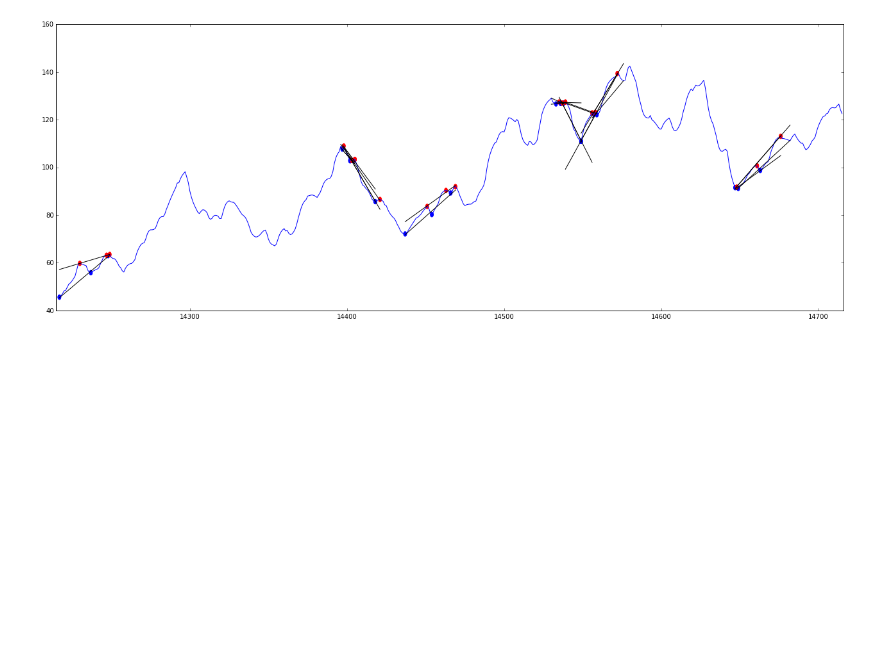
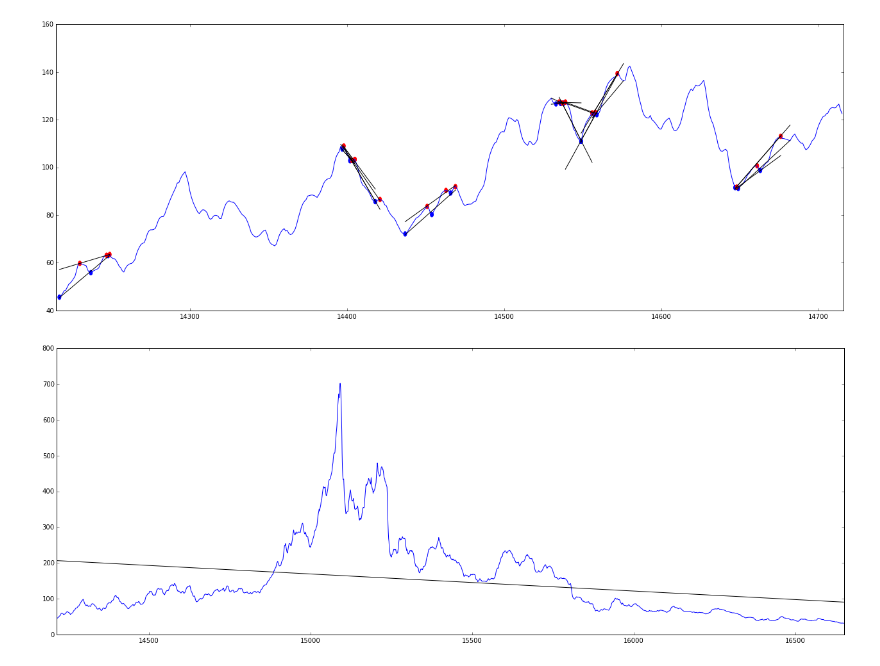
Before and after one commit to Anastasiya-Zhyrkevich/Notebooks, a Jupyter notebook: Untitled1.ipynb, the cells around one changed output. Saved outputs shown, nothing was run; the diff lists cells and outputs as text; code cells hidden in the pictures; blank space fills up the shorter version.

```diff
--- a/Untitled1.ipynb
+++ b/Untitled1.ipynb
@@ -63,3 +63,13 @@ for x1, x2, a1, b1, a2, b2 in lines:
     draw_line(fig, ax, x1, x2, a2, b2)
 # %% [output]
 [figure]
+# %%
+fig,ax = create_plot(0, 300)
+resx, res = add_missed(df['Data'], df['Close'])
+ess_ = ess1(res, 0.3)
+
+draw_plot(fig, ax, 0, len(resx), resx, ess_)
+a,b = trendline(resx, ess_)
+draw_line(fig,ax, resx[0], resx[-1], a, b)
+# %% [output]
+[figure, added]
```
Also changed, not shown: parts of 6 cells of this notebook.
